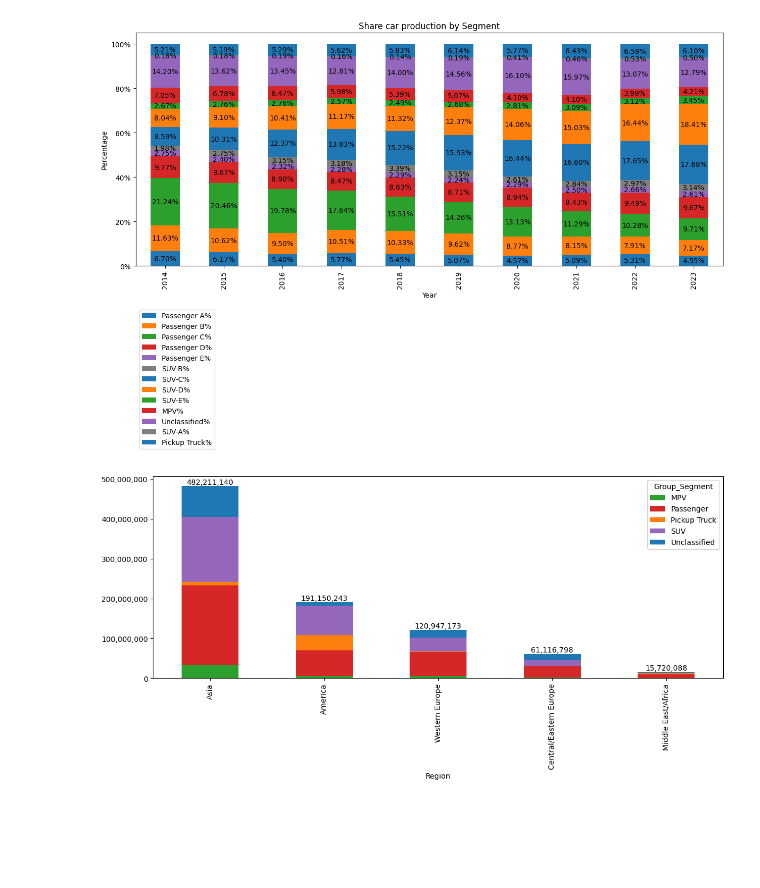
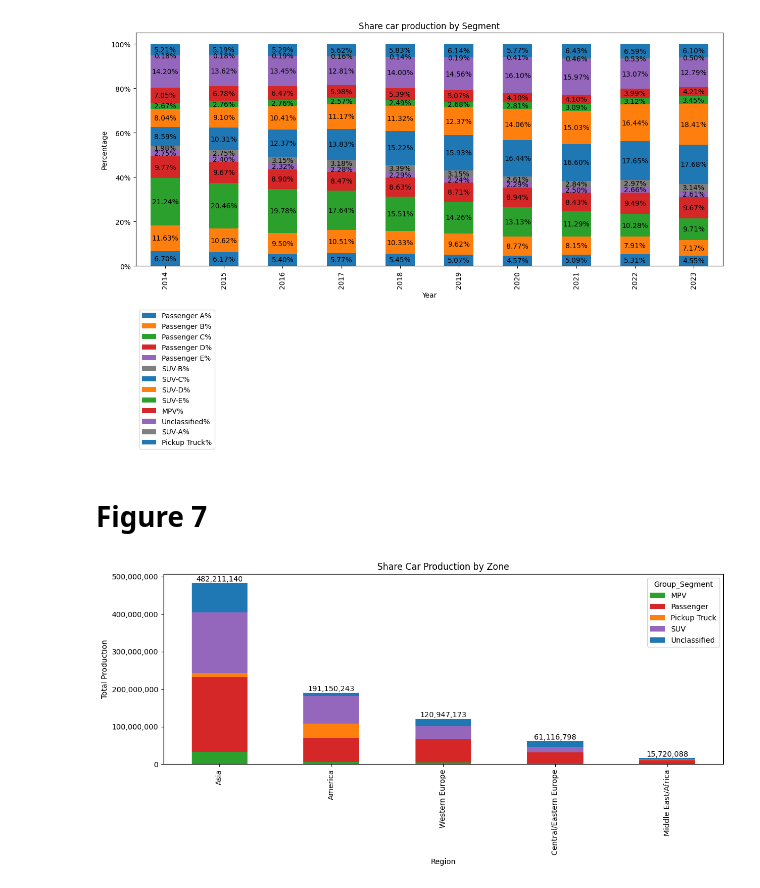
Before and after one commit to maxvcbhan/DADS5001-car-production, a Jupyter notebook: app.ipynb, the cells around one changed output. Saved outputs shown, nothing was run; the diff lists cells and outputs as text; code cells hidden in the pictures; blank space fills up the shorter version.

```diff
--- a/app.ipynb
+++ b/app.ipynb
@@ -338,33 +338,37 @@ plt.savefig(os.path.join(my_path, my_file), bbox_inches='tight')
 8  0.525809       6.587687
 9  0.496632       6.098362
 [figure]
+# %% [markdown]
+# Figure 7
 # %%
 import matplotlib.pyplot as plt
 import os
 
 
 grouped_data = df_original.groupby(['Region', 'Group_Segment'])['Total'].sum().unstack(fill_value=0)
 region_totals = df_original.groupby('Region')['Total'].sum()
 
 sorted_regions = region_totals.sort_values(ascending=False).index
 
 grouped_data_sorted = grouped_data.loc[sorted_regions]
 colors=["tab:green", "tab:red", "tab:orange","tab:purple","tab:blue"]
 ax = grouped_data_sorted.plot(kind='bar', stacked=True, figsize=(12, 6), color=colors)
 
 
 
 for container in ax.containers[4:5]:
     ax.bar_label(container, fmt='{:,.0f}', label_type='edge')
 
 ax.yaxis.set_major_formatter(plt.FuncFormatter(lambda x, _: f'{x:,.0f}'))
-# Improving layout to avoid label cut-offs
+
+plt.title("Share Car Production by Zone")
+plt.ylabel("Total Production")
 plt.tight_layout()
-# my_path = os.path.abspath("./figure")
-# my_file = 'figure2_car_production_by_zone.png'
-# plt.savefig(os.path.join(my_path, my_file))
+my_path = os.path.abspath("./figure")
+my_file = 'figure_7_share_car_production_by_zone.png'
+plt.savefig(os.path.join(my_path, my_file), bbox_inches='tight')
 # %% [output]
-[figure, old version]
+[figure, new version]
 # %%
 df_original
 # %% [output]
```
